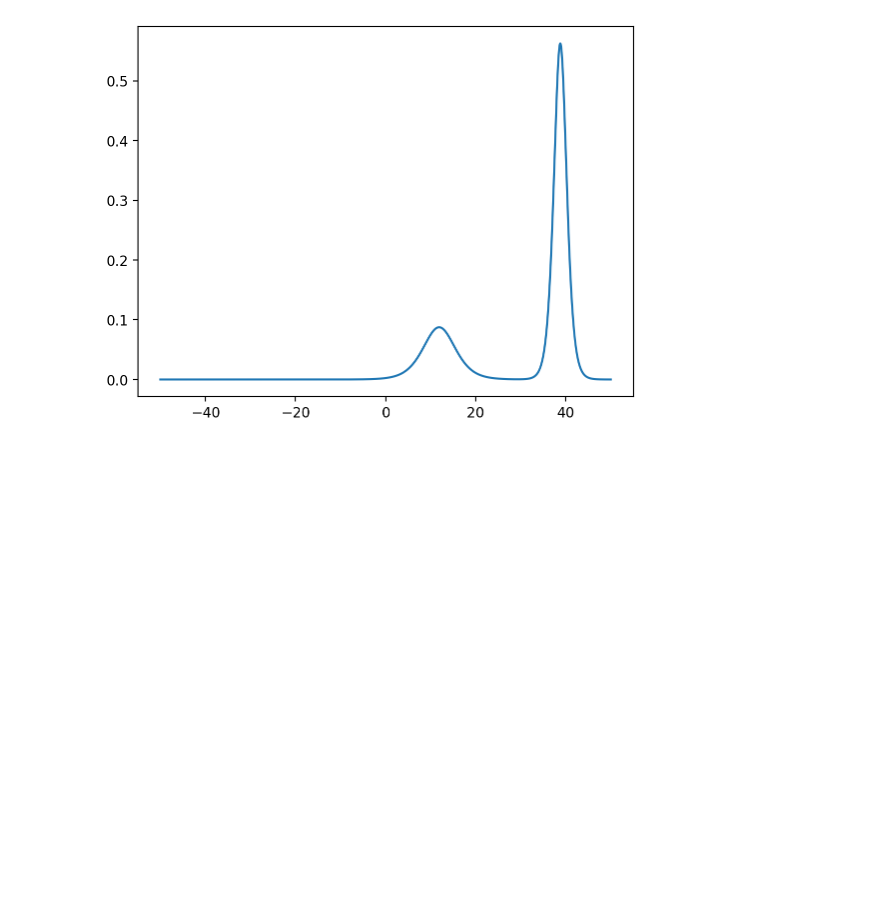
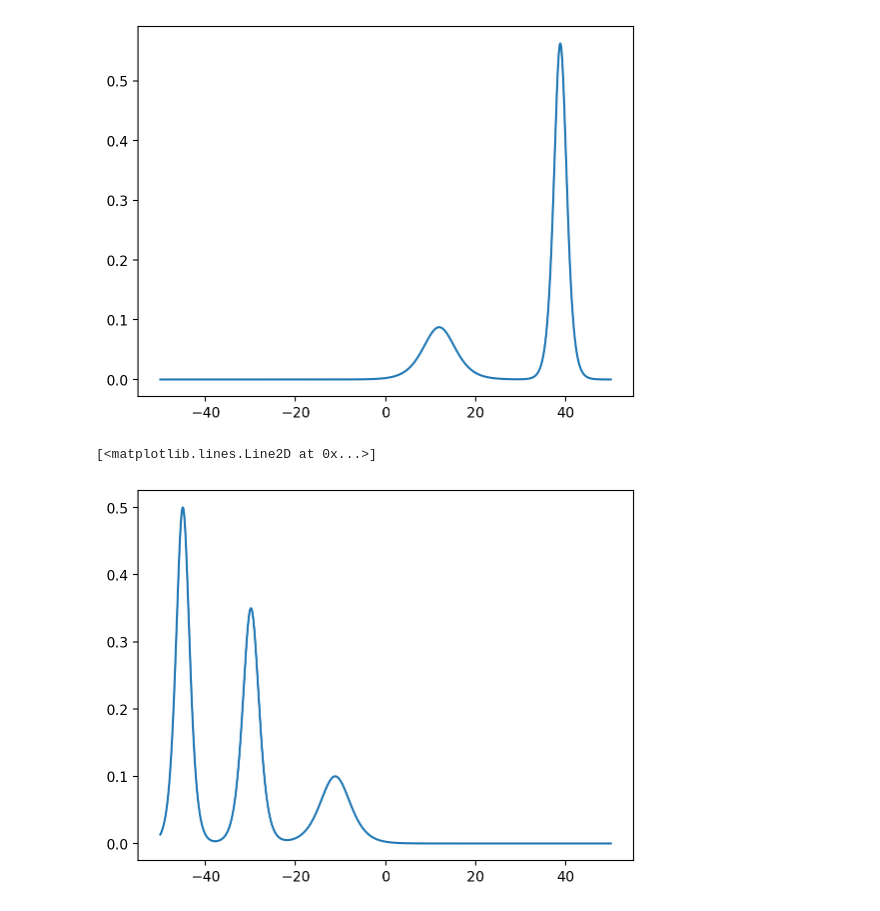
Before and after one commit to karnavr/pinns, a Jupyter notebook: testing/n_soliton.ipynb, the cells around one changed output. Saved outputs shown, nothing was run; the diff lists cells and outputs as text; code cells hidden in the pictures; blank space fills up the shorter version.

Commit message:
three soliton solution

```diff
--- a/testing/n_soliton.ipynb
+++ b/testing/n_soliton.ipynb
@@ -301,3 +301,26 @@ plt.plot(x, u_naive)
 # %% [output]
 [<matplotlib.lines.Line2D at 0x...>]
 [figure]
+# %%
+def A(k1, k2):
+    return ((k1 - k2) / (k1 + k2))**2
+
+k1 = np.sqrt(1)  # First wavenumber (c₁ = 3.23)
+k2 = np.sqrt(0.7)  # Second wavenumber (c₂ = 0.5)
+k3 = np.sqrt(0.2)
+# phi1 = -0.25 * A(k1, k2) * A(k1, k3)
+# phi2 = -0.25 * A(k1, k2) * A(k2, k3)
+# phi3 = -0.25 * A(k1, k3) * A(k2, k3)
+
+phi1 = 45
+phi2 = 25
+phi3 = 5
+
+t = 0
+x = np.linspace(-50, 50, 5000)
+u_naive = kdv_one_soliton(x, t, k1, phi1) + kdv_one_soliton(x, t, k2, phi2) + kdv_one_soliton(x, t, k3, phi3)
+
+plt.plot(x, u_naive)
+# %% [output]
+[<matplotlib.lines.Line2D at 0x...>]
+[figure, added]
```
Also changed, not shown: 4 other files.
